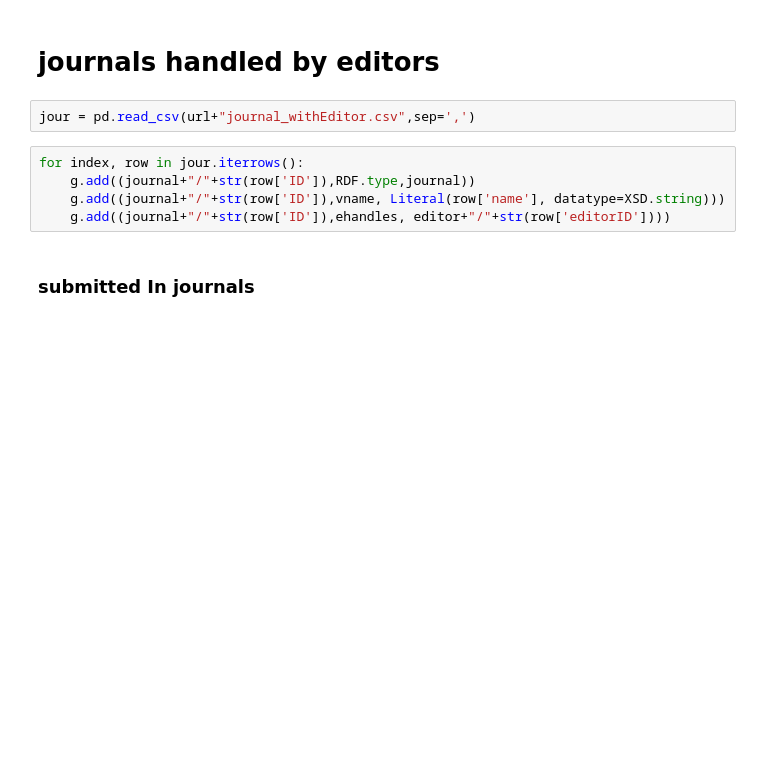
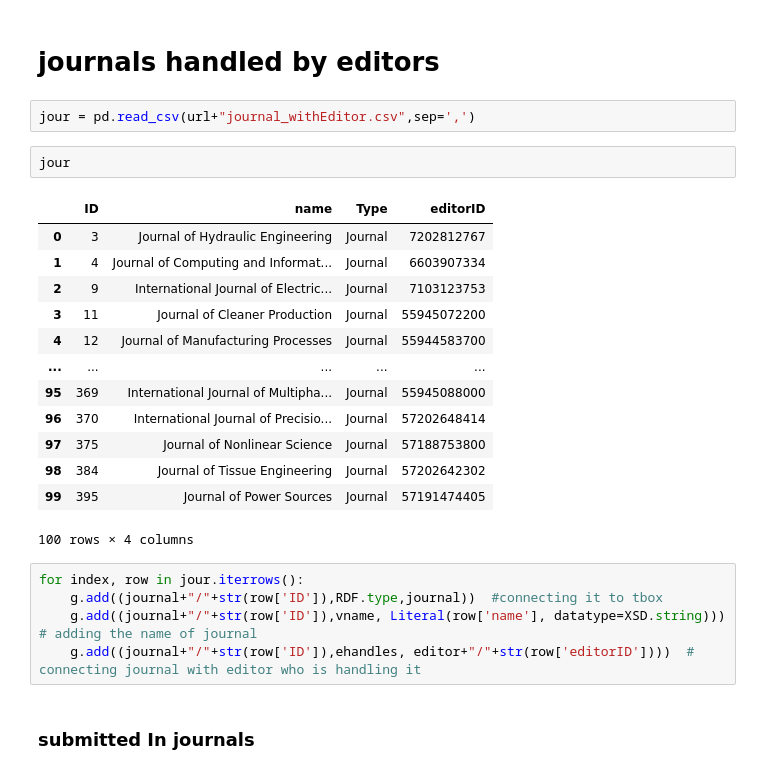
Before and after one commit to kaiamj/Knowledge-Graphs, a Jupyter notebook: Abox.ipynb, the cells around one changed output. Saved outputs shown, nothing was run; the diff lists cells and outputs as text; blank space fills up the shorter version.

```diff
--- a/Abox.ipynb
+++ b/Abox.ipynb
@@ -352,11 +433,27 @@ for index, row in All.loc[(All['Papertype'] == 'Poster') & (All['Conferencetype'
 # journals handled by editors
 # %%
 jour = pd.read_csv(url+"journal_withEditor.csv",sep=',')
+# %%
+jour
+# %% [output]
+|  | ID | name | Type | editorID |
+| 0 | 3 | Journal of Hydraulic Engineering | Journal | 7202812767 |
+| 1 | 4 | Journal of Computing and Informat... | Journal | 6603907334 |
+| 2 | 9 | International Journal of Electric... | Journal | 7103123753 |
+| 3 | 11 | Journal of Cleaner Production | Journal | 55945072200 |
+| 4 | 12 | Journal of Manufacturing Processes | Journal | 55944583700 |
+| ... | ... | ... | ... | ... |
+| 95 | 369 | International Journal of Multipha... | Journal | 55945088000 |
+| 96 | 370 | International Journal of Precisio... | Journal | 57202648414 |
+| 97 | 375 | Journal of Nonlinear Science | Journal | 57188753800 |
+| 98 | 384 | Journal of Tissue Engineering | Journal | 57202642302 |
+| 99 | 395 | Journal of Power Sources | Journal | 57191474405 |
+100 rows × 4 columns
 # %%
 for index, row in jour.iterrows():
-    g.add((journal+"/"+str(row['ID']),RDF.type,journal))
-    g.add((journal+"/"+str(row['ID']),vname, Literal(row['name'], datatype=XSD.string)))
-    g.add((journal+"/"+str(row['ID']),ehandles, editor+"/"+str(row['editorID'])))
+    g.add((journal+"/"+str(row['ID']),RDF.type,journal))  #connecting it to tbox
+    g.add((journal+"/"+str(row['ID']),vname, Literal(row['name'], datatype=XSD.string)))  # adding the name of journal
+    g.add((journal+"/"+str(row['ID']),ehandles, editor+"/"+str(row['editorID'])))  # connecting journal with editor who is handling it
 # %% [markdown]
 ### submitted In journals
 # %%
```
Also changed, not shown: parts of 35 cells of this notebook, 21 other files.
